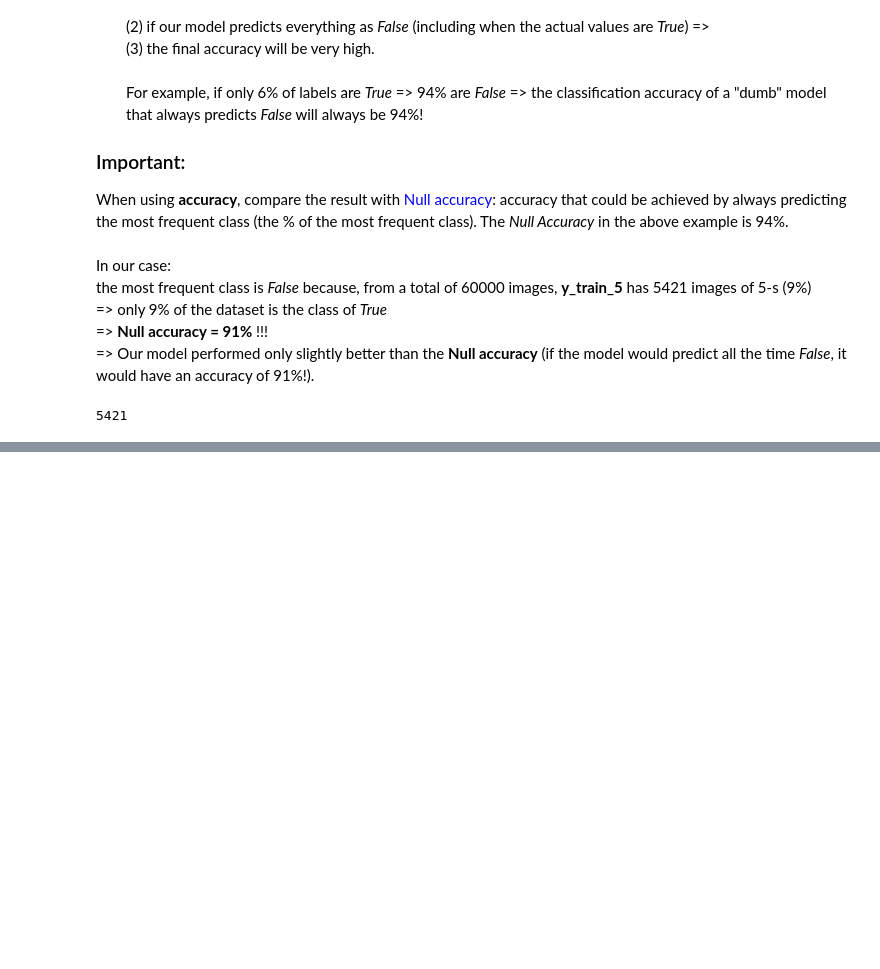
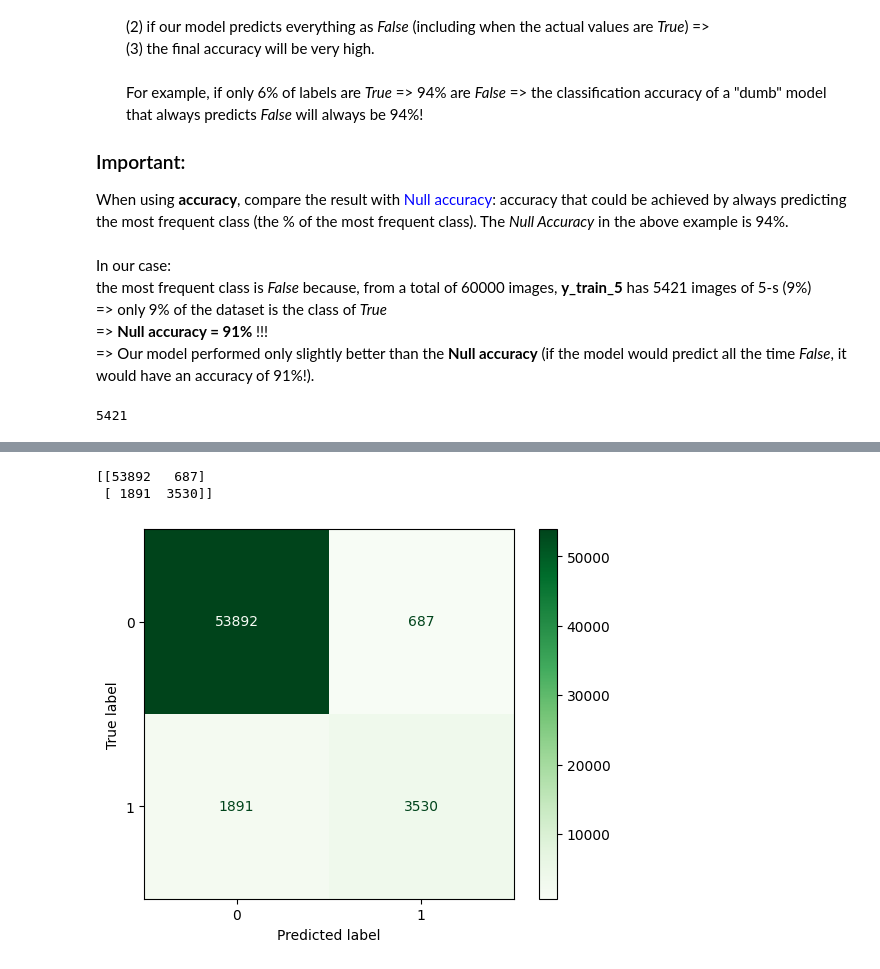
Before and after one commit to marius2347/MNIST-Dataset-Classification-using-Machine-Learning-in-Python, a Jupyter notebook: classification.ipynb, the cells around one changed output, grey strips where cells are left out. Saved outputs shown, nothing was run; the diff lists cells and outputs as text; code cells hidden in the pictures; blank space fills up the shorter version.

```diff
--- a/classification.ipynb
+++ b/classification.ipynb
@@ -357,0 +367,9 @@ np.count_nonzero(y_train_5)  # 5421;  Counts the number of non-zero values into
+# %%
+from sklearn.model_selection import cross_val_predict
+
+
+y_train_pred = cross_val_predict(sgd_clf,   # object to be trained
+                                 X_train,
+                                 y_train_5,
+                                 n_jobs=-1,
+                                 cv=3)      # K = 3 - no. of folds (subsets)
@@ -357,0 +388,20 @@ np.count_nonzero(y_train_5)  # 5421;  Counts the number of non-zero values into
+# %%
+from sklearn.metrics import confusion_matrix, ConfusionMatrixDisplay
+
+
+cm = confusion_matrix(y_train_5,     # labels; in SciKit Learn, labels should be the first argument
+                      y_train_pred)  # predictions; in SciKit Learn, predictions should be the second argument
+
+print(cm)
+
+disp = ConfusionMatrixDisplay(confusion_matrix=cm)
+disp.plot(cmap="Greens")
+plt.show()
+
+# NOTE:
+# In Scikit Learn, all metrics functions expect the actual values to be the first argument.
+# Otherwise, the actual values will be on columns, and the predicted ones - on rows.
+# %% [output]
+[[53892   687]
+ [ 1891  3530]]
+[figure, added]
```
Also changed, not shown: parts of 150 cells of this notebook.
